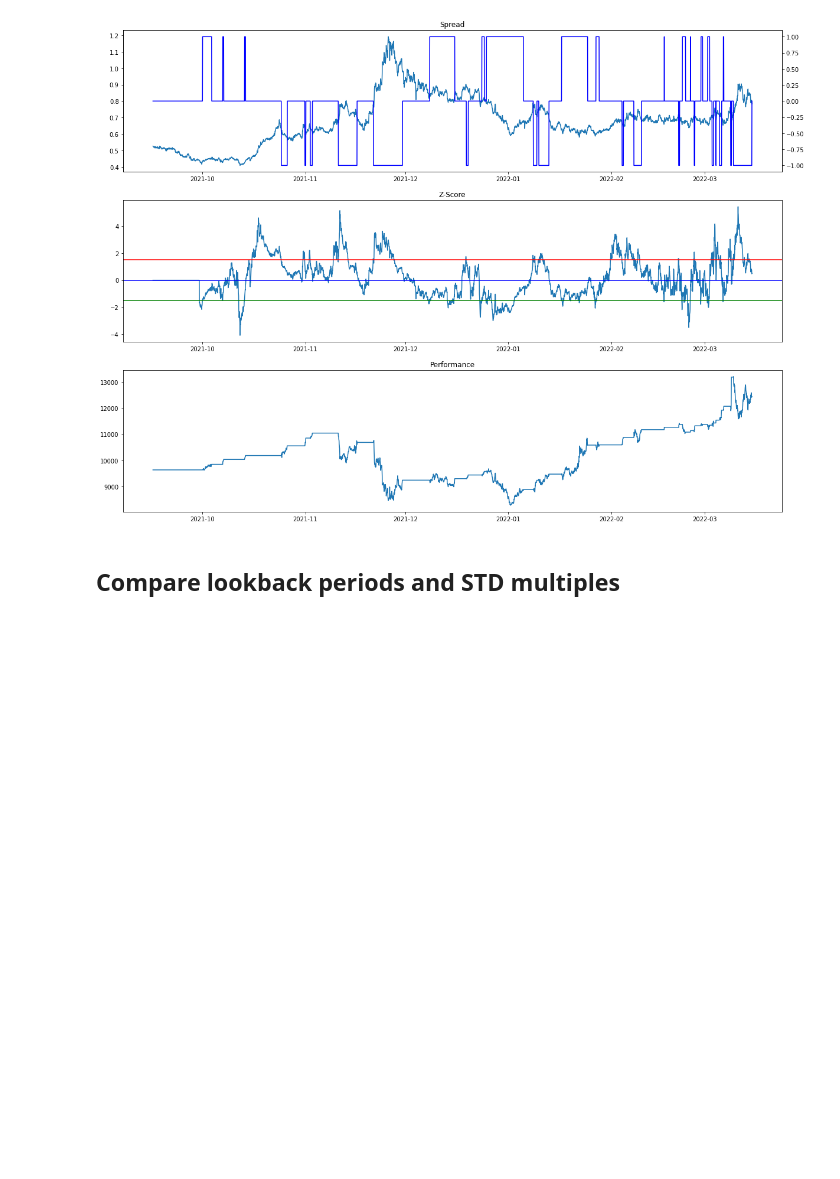
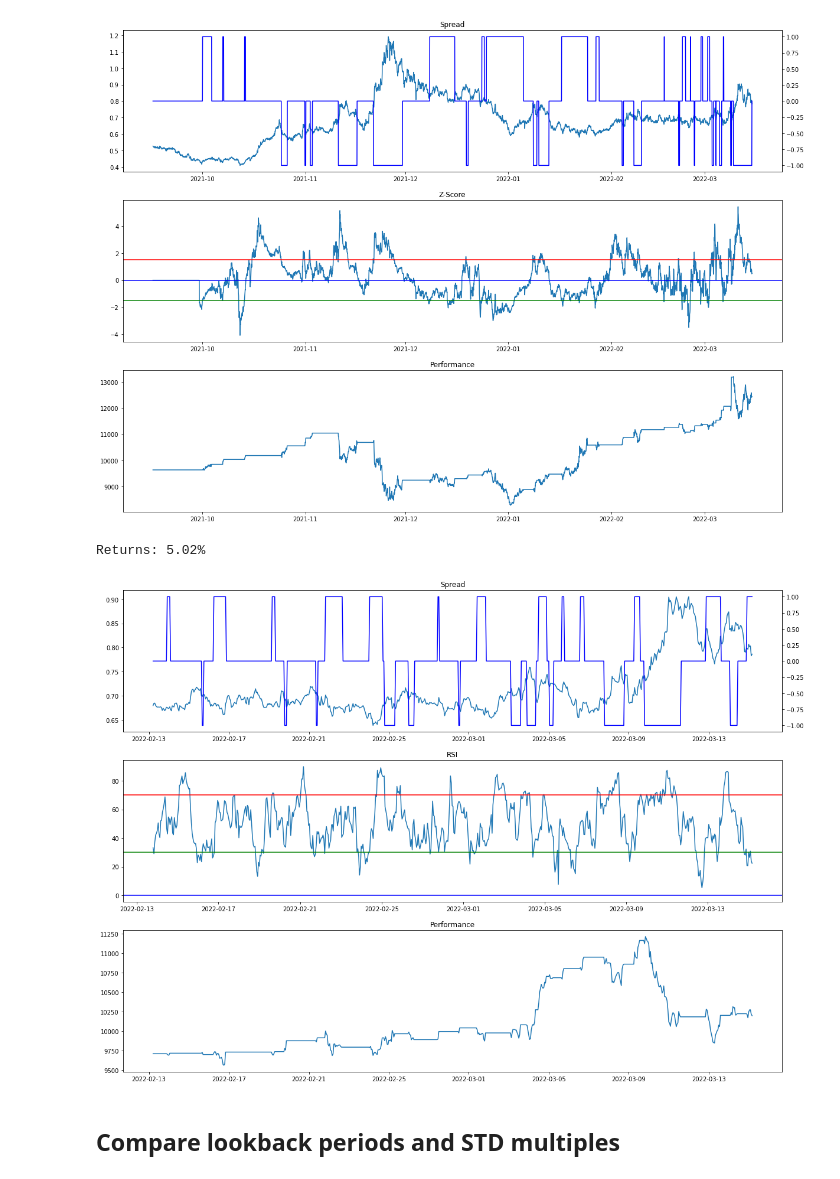
Before and after one commit to walidarbtg/cointegration, a Jupyter notebook: Backtesting Pairs Trading.ipynb, the cells around one changed output. Drawn from its saved outputs; the diff is of its cells as text; code cells hidden in the pictures; blank space fills up the shorter version.

```diff
--- a/Backtesting Pairs Trading.ipynb
+++ b/Backtesting Pairs Trading.ipynb
@@ -226,6 +234,41 @@ print('Returns: {:.2f}%'.format((list(capital)[-1]/list(capital)[0]-1)*100))
 # %% [output]
 Returns: 29.21%
 [figure]
+# %%
+# RSI
+start_date = len(prices[assets[0]]) - 24 * 30 * 1
+end_date = len(prices[assets[0]]) - 24 * 0
+price1 = prices[assets[0]]['price'].reset_index()['price'][start_date:end_date]
+price2 = prices[assets[1]]['price'].reset_index()['price'][start_date:end_date]
+dates = prices[assets[0]]['date'][start_date:end_date]
+fees = 0.0006
+rsi_window = 14
+# long, closelong, short, closeshort rsis
+signals = [30, 50, 70, 50]
+start_capital = 10000.0
+order_size_pct = 1
+beta = 1
+positions, capital, rsi_data = rsi_mean_reversion_strategy(price1, price2, rsi_window, signals, fees, start_capital, order_size_pct, beta)
+
+# Visualization
+fig, axs = plt.subplots(3, figsize=(20,15))
+fig.figsize=(20,15)
+axs[0].plot(dates, price1/price2)
+axs[0].title.set_text('Spread')
+axs0_2 = axs[0].twinx()
+axs0_2.plot(dates, positions, color='b')
+axs[1].plot(dates, rsi_data)
+axs[1].title.set_text('RSI')
+axs[1].axhline(signals[2], color='r')
+axs[1].axhline(signals[0], color='g')
+axs[1].axhline(0, color='b')
+axs[2].plot(dates, capital)
+axs[2].title.set_text('Performance')
+
+print('Returns: {:.2f}%'.format((list(capital)[-1]/list(capital)[0]-1)*100))
+# %% [output]
+Returns: 5.02%
+[figure, added]
 # %% [markdown]
 ## Compare lookback periods and STD multiples
 # %%
```
Also changed, not shown: parts of 1 cell of this notebook.
